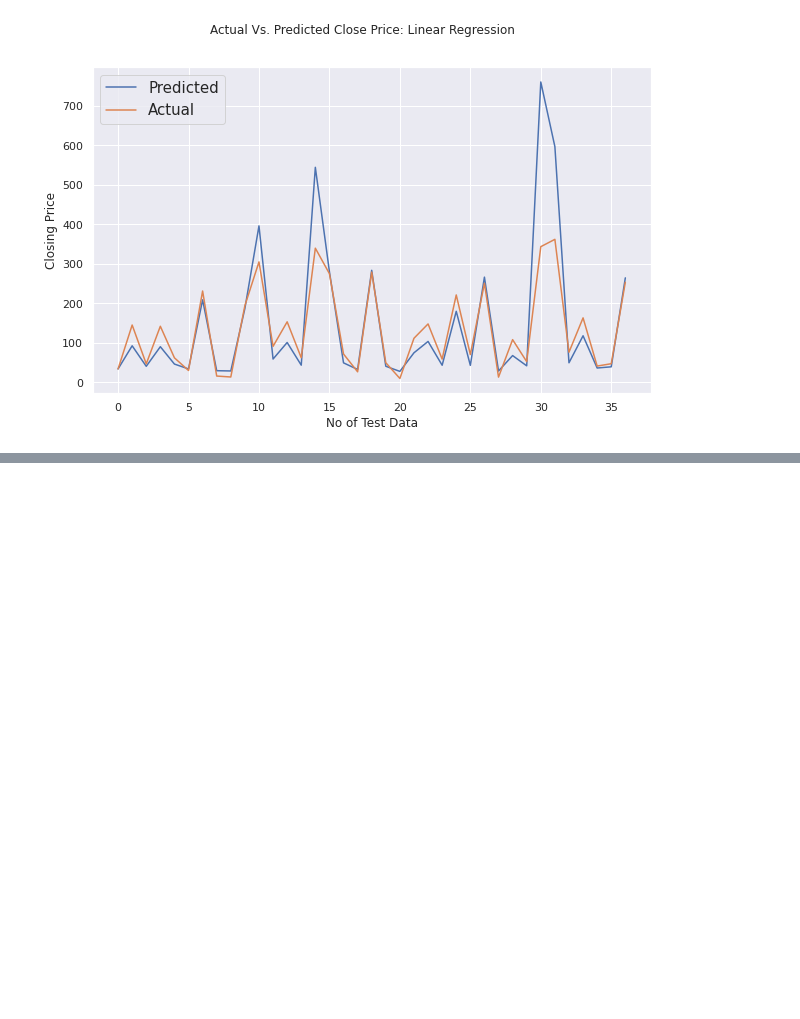
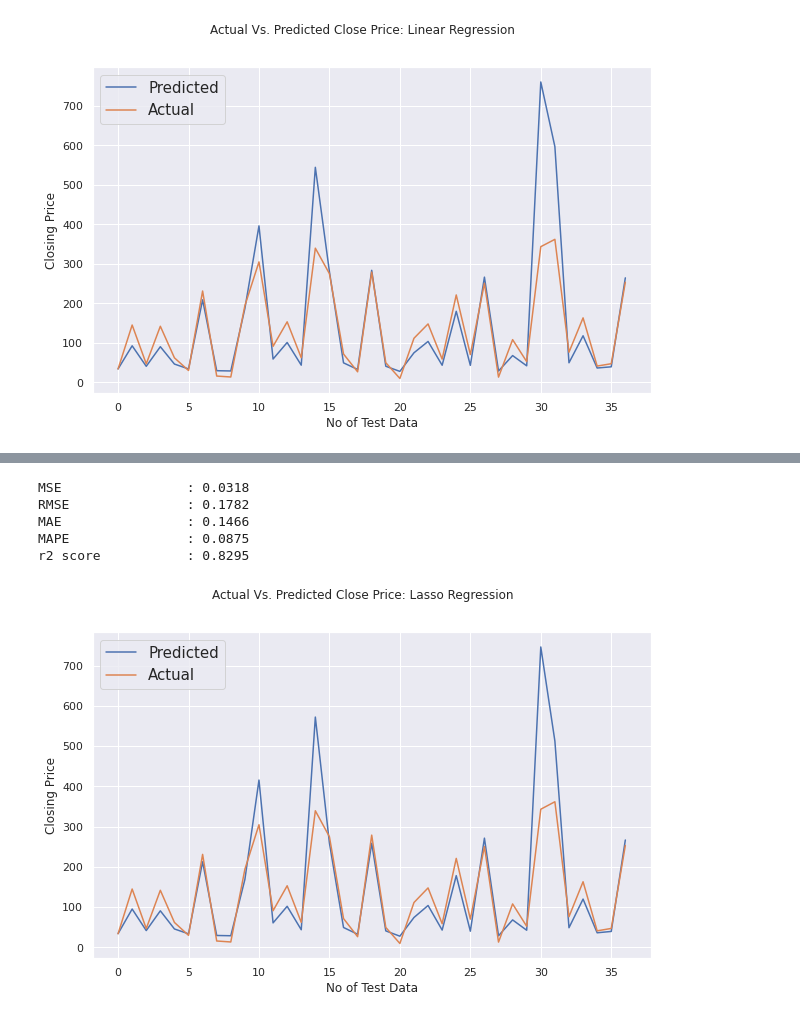
Before and after one commit to nagpureyogesh/capstone-2, a Jupyter notebook: Capstone_YesBank_Prediction.ipynb, the cells around one changed output, grey strips where cells are left out. Drawn from its saved outputs; the diff is of its cells as text; code cells hidden in the pictures; blank space fills up the shorter version.

```diff
--- a/Capstone_YesBank_Prediction.ipynb
+++ b/Capstone_YesBank_Prediction.ipynb
@@ -482,0 +485,5 @@ plt.show()
+# %%
+#Implementing Lasso Regression
+from sklearn.linear_model import Lasso
+lasso_reg_model=Lasso(alpha=0.001,max_iter=3000)
+lasso_reg_model.fit(X_train,y_train)
@@ -482,0 +497,4 @@ plt.show()
+# %%
+#Prediction
+y_lasso_pred=lasso_reg_model.predict(X_test)
+y_lasso_pred
@@ -482,0 +510,26 @@ plt.show()
+# %%
+# Checking the test performance of Lasso Regression Using Evaluation MAtrics
+
+print("MSE                :",round(mean_squared_error(y_test, y_lasso_pred), 4))
+print("RMSE               :",round(np.sqrt(mean_squared_error(y_test, y_lasso_pred)),4))
+print("MAE                :",round(mean_absolute_error(y_test, y_lasso_pred),4))
+print("MAPE               :",round(mean_absolute_percentage_error(y_test, y_lasso_pred),4))
+print("r2 score           :",round(r2_score(y_test, y_lasso_pred), 4))
+# %% [output]
+MSE                : 0.0318
+RMSE               : 0.1782
+MAE                : 0.1466
+MAPE               : 0.0875
+r2 score           : 0.8295
+# %%
+#Plotting Actual vs Predicted for Lasso Regression
+plt.figure(figsize=(10,6))
+plt.plot(10**y_lasso_pred)
+plt.plot(10**(np.array(y_test)))
+plt.legend(['Predicted','Actual'],fontsize=15)
+plt.suptitle('Actual Vs. Predicted Close Price: Lasso Regression', fontsize=12)
+plt.xlabel('No of Test Data', fontsize=12)
+plt.ylabel('Closing Price', fontsize=12)
+plt.show()
+# %% [output]
+[figure, added]
```
Also changed, not shown: parts of 42 cells of this notebook.
